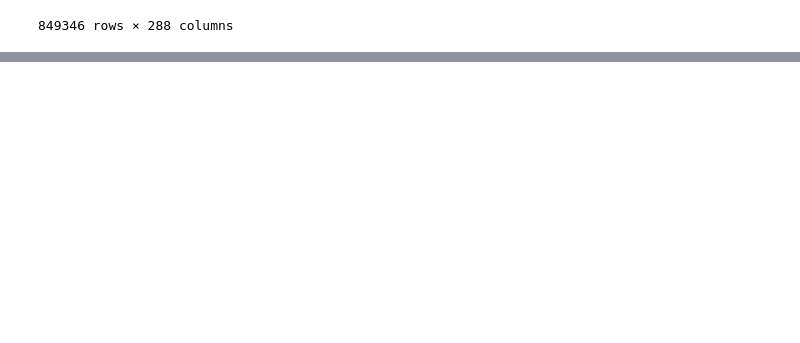
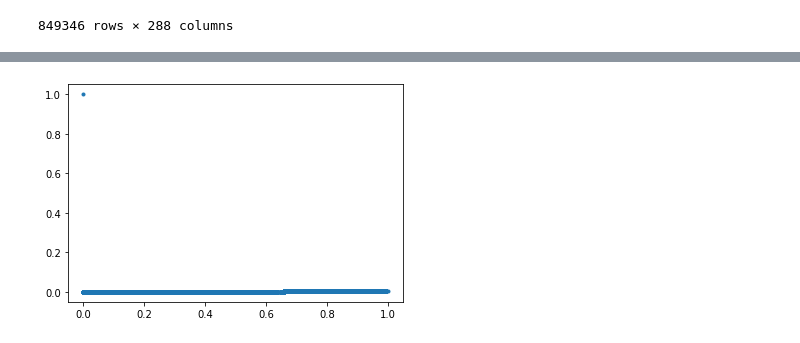
Before and after one commit to TheoVedis/ProjectInterPromo, a Jupyter notebook: dev/modelisation/code/theo/test.ipynb, the cells around one changed output, grey strips where cells are left out. Cells and saved outputs as stored; diff of their text form; code cells hidden in the pictures; blank space fills up the shorter version.

```diff
--- a/dev/modelisation/code/theo/test.ipynb
+++ b/dev/modelisation/code/theo/test.ipynb
@@ -59,0 +138,2 @@ evaluation(np.random.randint(0, 1, size=len(data)), data)
+# %%
+distances, indexes = clf.kneighbors(data_quanti.drop(columns=["TOP_FRAUDE", "TOP_FRAUDE_CARTE", "TOP_FRAUDE_VIREMENT"]))
@@ -59,0 +170,7 @@ evaluation(np.random.randint(0, 1, size=len(data)), data)
+# %%
+value, f1_score, precision, recall = evaluation2(1/distances.mean(axis=1), np.array(data_quanti["TOP_FRAUDE"]))
+# %%
+plt.plot(recall, precision, ".")
+plt.show()
+# %% [output]
+[figure, added]
```
Also changed, not shown: parts of 18 cells of this notebook.
